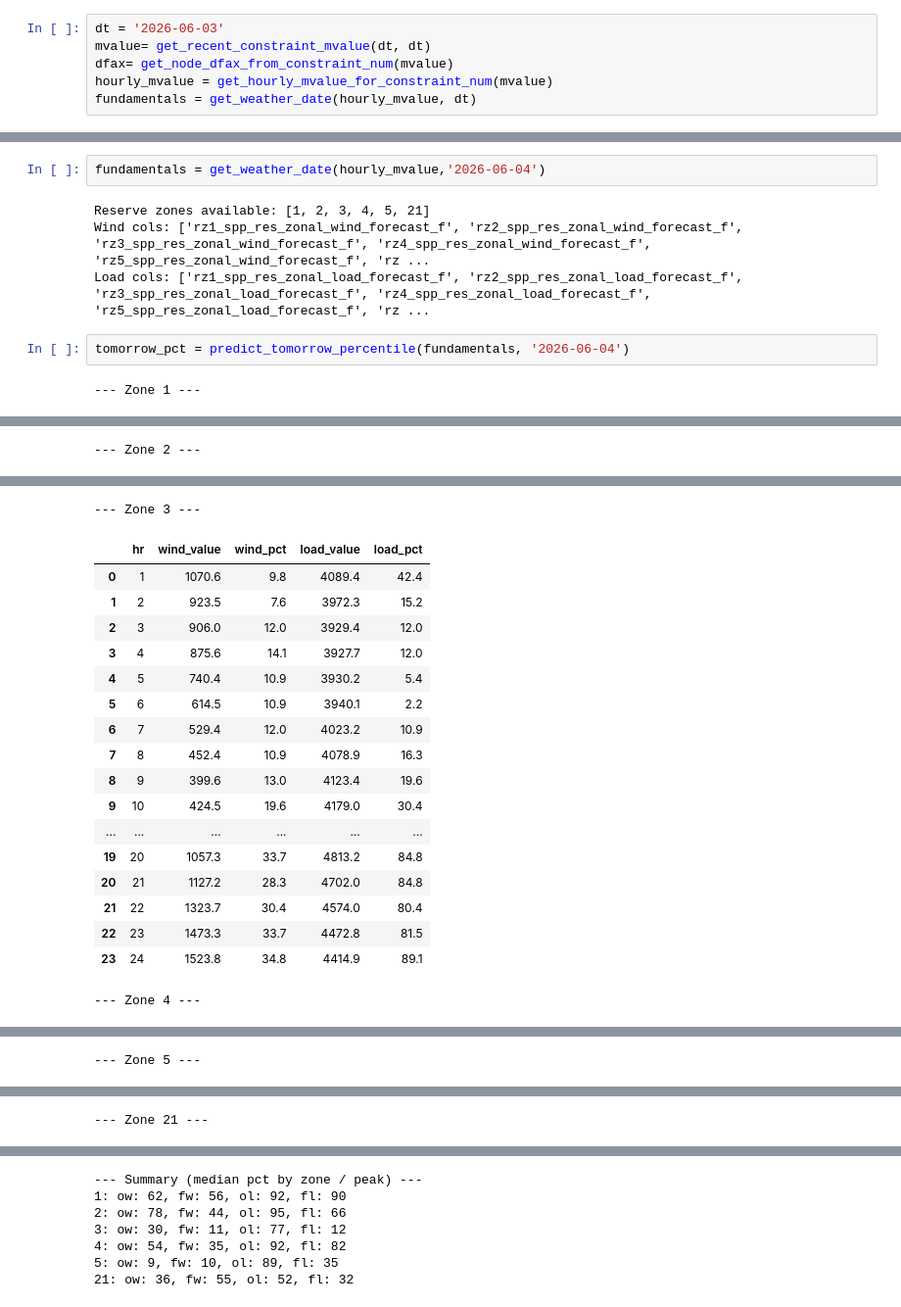
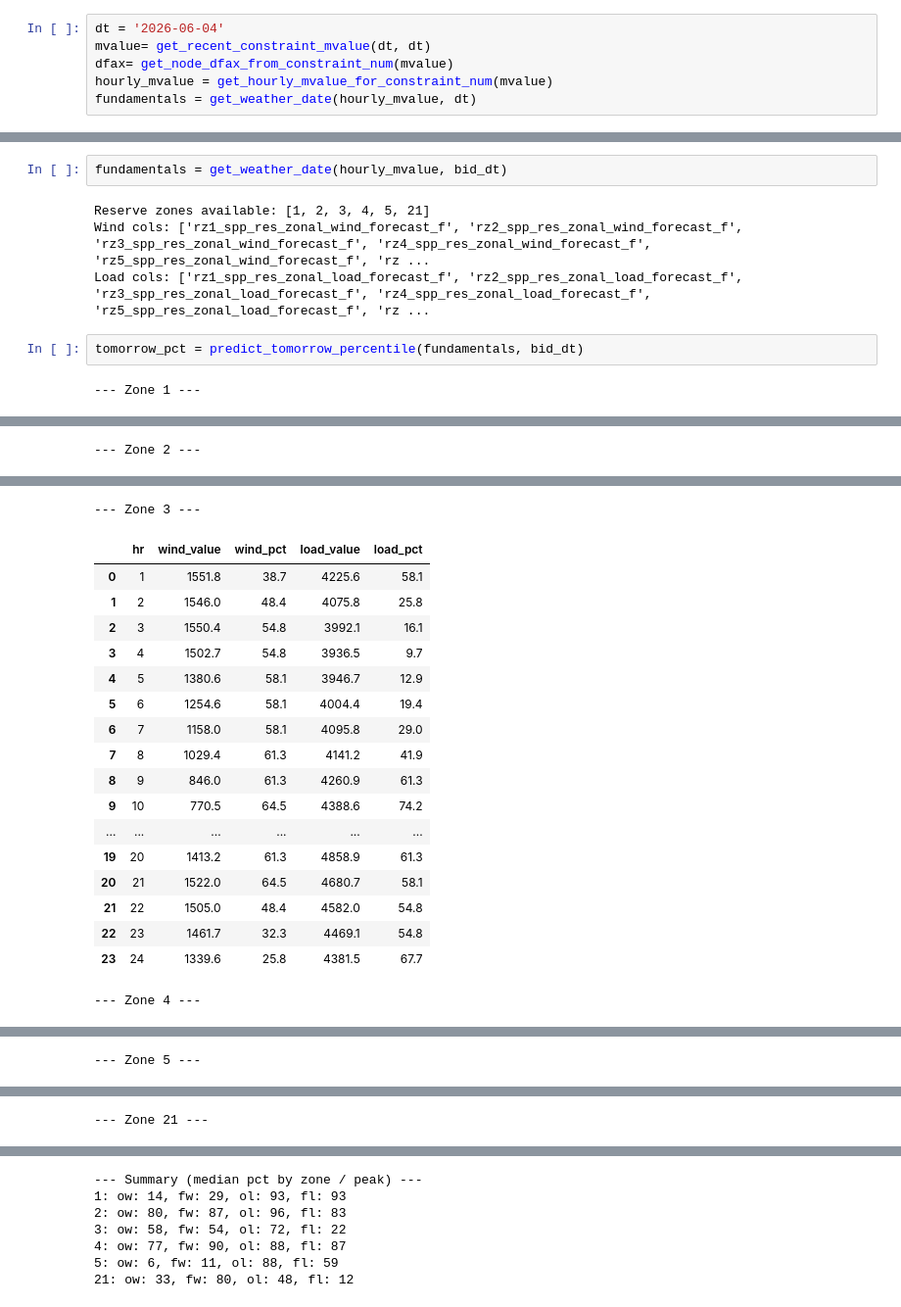
Before and after one commit to qingcheng-rgb/Qingcheng, a Jupyter notebook: QCTest/Manual_bidding/contraint_node_selection.ipynb, the cells around one changed output, grey strips where cells are left out. Shown at 98% size. Cells and saved outputs as stored; diff of their text form.

```diff
--- a/QCTest/Manual_bidding/contraint_node_selection.ipynb
+++ b/QCTest/Manual_bidding/contraint_node_selection.ipynb
@@ -25,5 +25,5 @@ print(bid_dt)
 # %%
-dt = '2026-06-03'
+dt = '2026-06-04'
 mvalue= get_recent_constraint_mvalue(dt, dt)
 dfax= get_node_dfax_from_constraint_num(mvalue)
 hourly_mvalue = get_hourly_mvalue_for_constraint_num(mvalue)
@@ -92,13 +96,13 @@ for name in row_counts.index:
 # table = get_constraints_node_price(hourly_mvalue, dfax, [name])
 # get_metrics_for_nodes(table)
 # %%
-fundamentals = get_weather_date(hourly_mvalue,'2026-06-04')
+fundamentals = get_weather_date(hourly_mvalue, bid_dt)
 # %% [output]
 Reserve zones available: [1, 2, 3, 4, 5, 21]
 Wind cols: ['rz1_spp_res_zonal_wind_forecast_f', 'rz2_spp_res_zonal_wind_forecast_f', 'rz3_spp_res_zonal_wind_forecast_f', 'rz4_spp_res_zonal_wind_forecast_f', 'rz5_spp_res_zonal_wind_forecast_f', 'rz ...
 Load cols: ['rz1_spp_res_zonal_load_forecast_f', 'rz2_spp_res_zonal_load_forecast_f', 'rz3_spp_res_zonal_load_forecast_f', 'rz4_spp_res_zonal_load_forecast_f', 'rz5_spp_res_zonal_load_forecast_f', 'rz ...
 # %%
-tomorrow_pct = predict_tomorrow_percentile(fundamentals, '2026-06-04')
+tomorrow_pct = predict_tomorrow_percentile(fundamentals, bid_dt)
 # %% [output]
 --- Zone 1 ---
 |  | hr | wind_value | wind_pct | load_value | load_pct |
@@ -139,20 +143,20 @@ tomorrow_pct = predict_tomorrow_percentile(fundamentals, '2026-06-04')
 --- Zone 3 ---
 |  | hr | wind_value | wind_pct | load_value | load_pct |
-| 0 | 1 | 1070.6 | 9.8 | 4089.4 | 42.4 |
-| 1 | 2 | 923.5 | 7.6 | 3972.3 | 15.2 |
-| 2 | 3 | 906.0 | 12.0 | 3929.4 | 12.0 |
-| 3 | 4 | 875.6 | 14.1 | 3927.7 | 12.0 |
-| 4 | 5 | 740.4 | 10.9 | 3930.2 | 5.4 |
-| 5 | 6 | 614.5 | 10.9 | 3940.1 | 2.2 |
-| 6 | 7 | 529.4 | 12.0 | 4023.2 | 10.9 |
-| 7 | 8 | 452.4 | 10.9 | 4078.9 | 16.3 |
-| 8 | 9 | 399.6 | 13.0 | 4123.4 | 19.6 |
-| 9 | 10 | 424.5 | 19.6 | 4179.0 | 30.4 |
+| 0 | 1 | 1551.8 | 38.7 | 4225.6 | 58.1 |
+| 1 | 2 | 1546.0 | 48.4 | 4075.8 | 25.8 |
+| 2 | 3 | 1550.4 | 54.8 | 3992.1 | 16.1 |
+| 3 | 4 | 1502.7 | 54.8 | 3936.5 | 9.7 |
+| 4 | 5 | 1380.6 | 58.1 | 3946.7 | 12.9 |
+| 5 | 6 | 1254.6 | 58.1 | 4004.4 | 19.4 |
+| 6 | 7 | 1158.0 | 58.1 | 4095.8 | 29.0 |
+| 7 | 8 | 1029.4 | 61.3 | 4141.2 | 41.9 |
+| 8 | 9 | 846.0 | 61.3 | 4260.9 | 61.3 |
+| 9 | 10 | 770.5 | 64.5 | 4388.6 | 74.2 |
 | ... | ... | ... | ... | ... | ... |
-| 19 | 20 | 1057.3 | 33.7 | 4813.2 | 84.8 |
-| 20 | 21 | 1127.2 | 28.3 | 4702.0 | 84.8 |
-| 21 | 22 | 1323.7 | 30.4 | 4574.0 | 80.4 |
-| 22 | 23 | 1473.3 | 33.7 | 4472.8 | 81.5 |
-| 23 | 24 | 1523.8 | 34.8 | 4414.9 | 89.1 |
+| 19 | 20 | 1413.2 | 61.3 | 4858.9 | 61.3 |
+| 20 | 21 | 1522.0 | 64.5 | 4680.7 | 58.1 |
+| 21 | 22 | 1505.0 | 48.4 | 4582.0 | 54.8 |
+| 22 | 23 | 1461.7 | 32.3 | 4469.1 | 54.8 |
+| 23 | 24 | 1339.6 | 25.8 | 4381.5 | 67.7 |
 --- Zone 4 ---
 |  | hr | wind_value | wind_pct | load_value | load_pct |
@@ -211,7 +215,7 @@ tomorrow_pct = predict_tomorrow_percentile(fundamentals, '2026-06-04')
 --- Summary (median pct by zone / peak) ---
-1: ow: 62, fw: 56, ol: 92, fl: 90
-2: ow: 78, fw: 44, ol: 95, fl: 66
-3: ow: 30, fw: 11, ol: 77, fl: 12
-4: ow: 54, fw: 35, ol: 92, fl: 82
-5: ow: 9, fw: 10, ol: 89, fl: 35
-21: ow: 36, fw: 55, ol: 52, fl: 32
+1: ow: 14, fw: 29, ol: 93, fl: 93
+2: ow: 80, fw: 87, ol: 96, fl: 83
+3: ow: 58, fw: 54, ol: 72, fl: 22
+4: ow: 77, fw: 90, ol: 88, fl: 87
+5: ow: 6, fw: 11, ol: 88, fl: 59
+21: ow: 33, fw: 80, ol: 48, fl: 12
```
Also changed, not shown: parts of 3 cells of this notebook, 3 other files.
